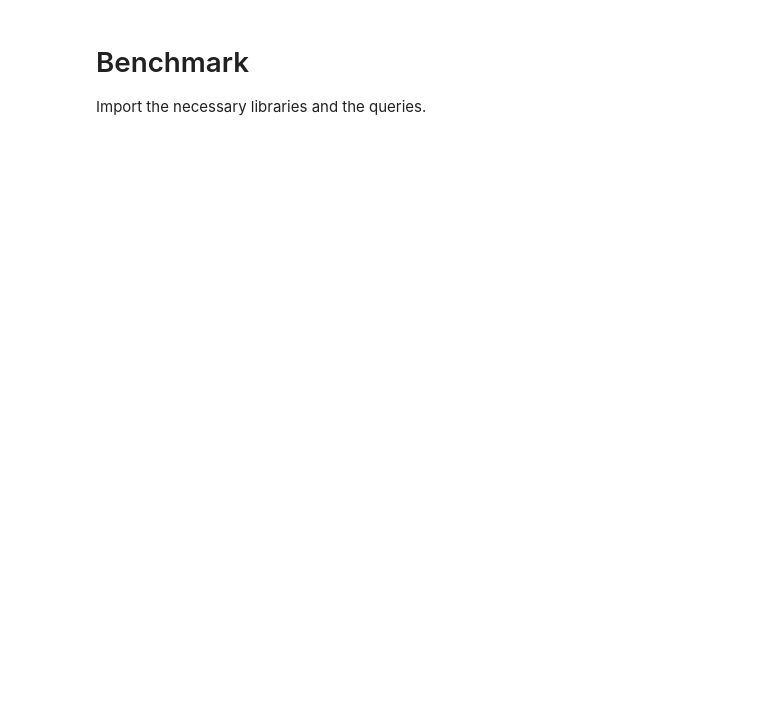
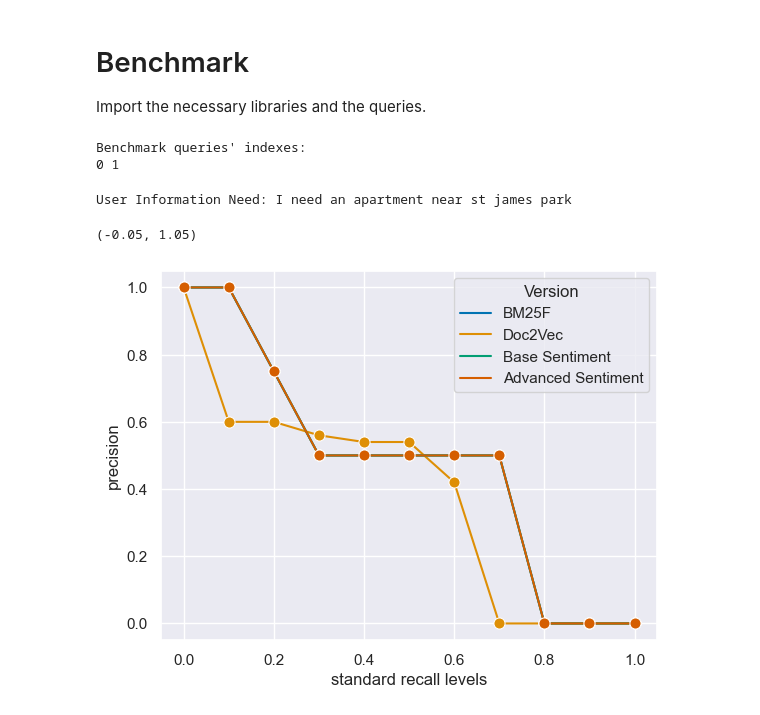
Before and after one commit to albertonuzzaci/ProgettoGestione, a Jupyter notebook: benchmarks.ipynb, the cells around one changed output. Drawn from its saved outputs; the diff is of its cells as text; code cells hidden in the pictures; blank space fills up the shorter version.

Commit message:
fix: benchmarks

```diff
--- a/benchmarks.ipynb
+++ b/benchmarks.ipynb
@@ -5,12 +5,12 @@ Import the necessary libraries and the queries.
 # %%
 import os
 import json
-from evaluation.benchmarks import Benchmarks
 from whoosh.scoring import BM25F
 from doc2vec.doc2vec_model import Doc2VecModel
 from sentiment.sentiment_model import SentimentWeightingModel, AdvancedSentimentWeightingModel
-from index import Index
-from model import IRModel
+
+import seaborn as sns
+import pandas as pd
 
 # file containing benchmark queries
 file_path = os.path.join("evaluation", "queries.json")
@@ -21,18 +21,23 @@ with open(file_path) as f:
 # Models that need to be tested.
 models = [
 	(BM25F(), "BM25F"),
- 	#(Doc2VecModel(), "Doc2Vec"),
+ 	(Doc2VecModel(), "Doc2Vec"),
 	(SentimentWeightingModel(), "Base Sentiment"),
 	(AdvancedSentimentWeightingModel(), "Advanced Sentiment" )
 ]
 # %%
-indexes = [i for i in range(len(b.queries))]
+indexes = [i for i in range(len(queries))]
 print("Benchmark queries' indexes:")
 print(' '.join(map(str, indexes)))
+# %% [output]
+Benchmark queries' indexes:
+0 1
 # %%
 try:
     examined_q = 0
-    print("User Information Need: " + b.queries[examined_q]["UIN"])
+    print("User Information Need: " + queries[examined_q]["UIN"])
 except IndexError as e:
     print(e)
     print("index not valid")
+# %% [output]
+User Information Need: I need an apartment near st james park
@@ -43,0 +44,34 @@ b = Benchmark(examined_q)
+# %%
+
+from evaluation.functions import Benchmark
+b = Benchmark(queries[examined_q])
+
+axes = ["standard recall levels", "precision"]
+df = pd.DataFrame()
+
+for model, model_name in models:
+    result = b.getResults(20, model)
+    SRLValues = b.getSRLValues(
+        b.getPrecisionValues(result),
+        b.getRecallValues(result)
+    )
+    #print(SRLValues)
+    dfB = pd.DataFrame(SRLValues, columns = axes)
+    dfB["Version"] = f'{model_name}'
+
+    df = pd.concat([df, dfB])
+
+sns.set_theme()
+
+# create a dataframe for Seaborn
+
+# plot the line graph
+pltP = sns.lineplot(data = df, x = 'standard recall levels', y = 'precision', marker='o', markersize=8,
+            hue="Version", palette="colorblind")
+
+# set fixed axes, the semicolon suppress the output
+pltP.set_xlim([-0.05, 1.05])
+pltP.set_ylim([-0.05, 1.05])
+# %% [output]
+(-0.05, 1.05)
+[figure, added]
```
Also changed, not shown: parts of 1 cell of this notebook, 5 other files.
